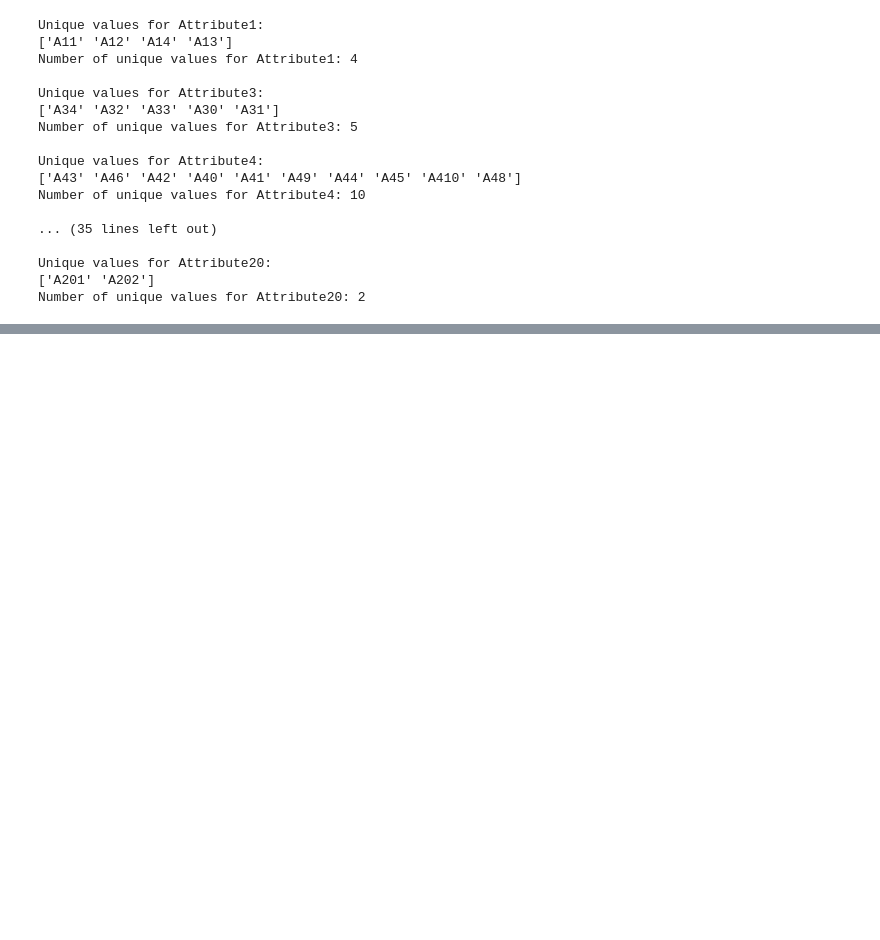
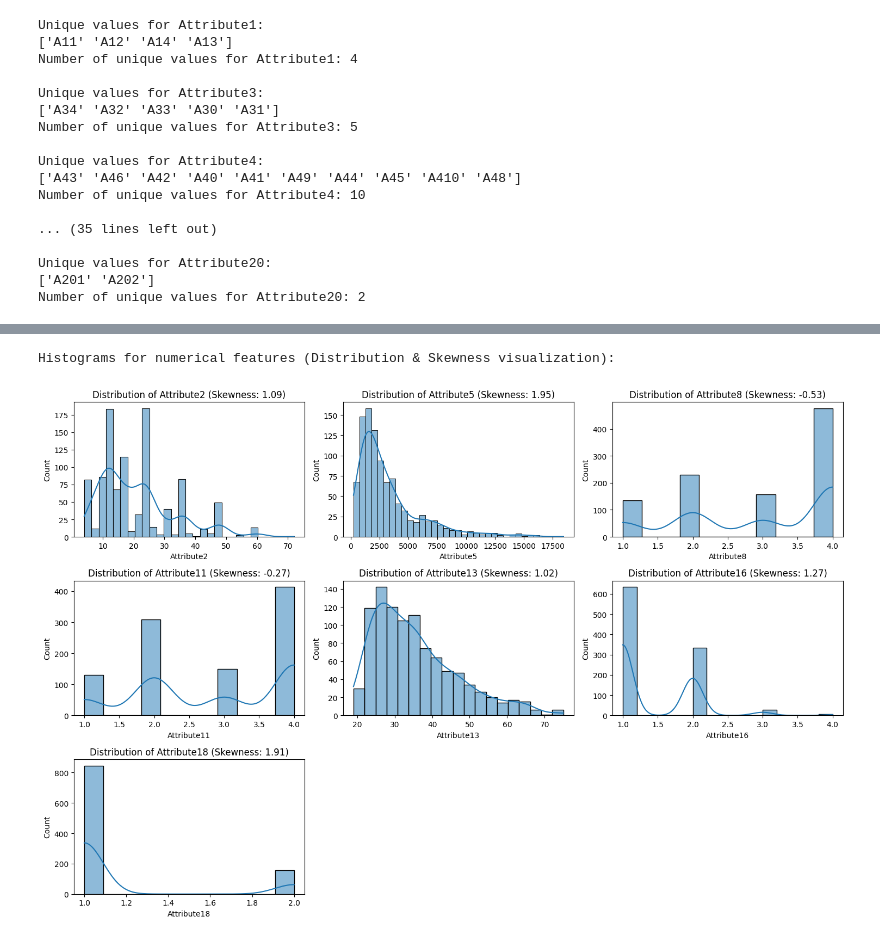
Before and after one commit to AnilGhatge/APEX_PROJECT_Sem2, a Jupyter notebook: Advanced_Apex_Project_1.ipynb, the cells around one changed output, grey strips where cells are left out. Drawn from its saved outputs; the diff is of its cells as text; code cells hidden in the pictures; blank space fills up the shorter version.

```diff
--- a/Advanced_Apex_Project_1.ipynb
+++ b/Advanced_Apex_Project_1.ipynb
@@ -410,0 +386,11 @@ https://archive.ics.uci.edu/dataset/144/statlog+german+credit+data
+# %%
+# Quantify outliers using IQR method
+print("\nOutlier count for each numerical feature (values outside 1.5*IQR):")
+for col in numerical_cols:
+    Q1 = df[col].quantile(0.25)
+    Q3 = df[col].quantile(0.75)
+    IQR = Q3 - Q1
+    lower_bound = Q1 - 1.5 * IQR
+    upper_bound = Q3 + 1.5 * IQR
+    outliers = df[(df[col] < lower_bound) | (df[col] > upper_bound)]
+    print(f"{col}: {len(outliers)} outliers")
@@ -410,0 +424,12 @@ https://archive.ics.uci.edu/dataset/144/statlog+german+credit+data
+# %%
+print("Histograms for numerical features (Distribution & Skewness visualization):")
+plt.figure(figsize=(15, 10))
+for i, col in enumerate(numerical_cols):
+    plt.subplot(3, 3, i + 1) # Adjust subplot grid as needed
+    sns.histplot(df[col], kde=True)
+    plt.title(f'Distribution of {col} (Skewness: {df[col].skew():.2f})')
+plt.tight_layout()
+plt.show()
+# %% [output]
+Histograms for numerical features (Distribution & Skewness visualization):
+[figure, added]
```
Also changed, not shown: parts of 77 cells of this notebook.
